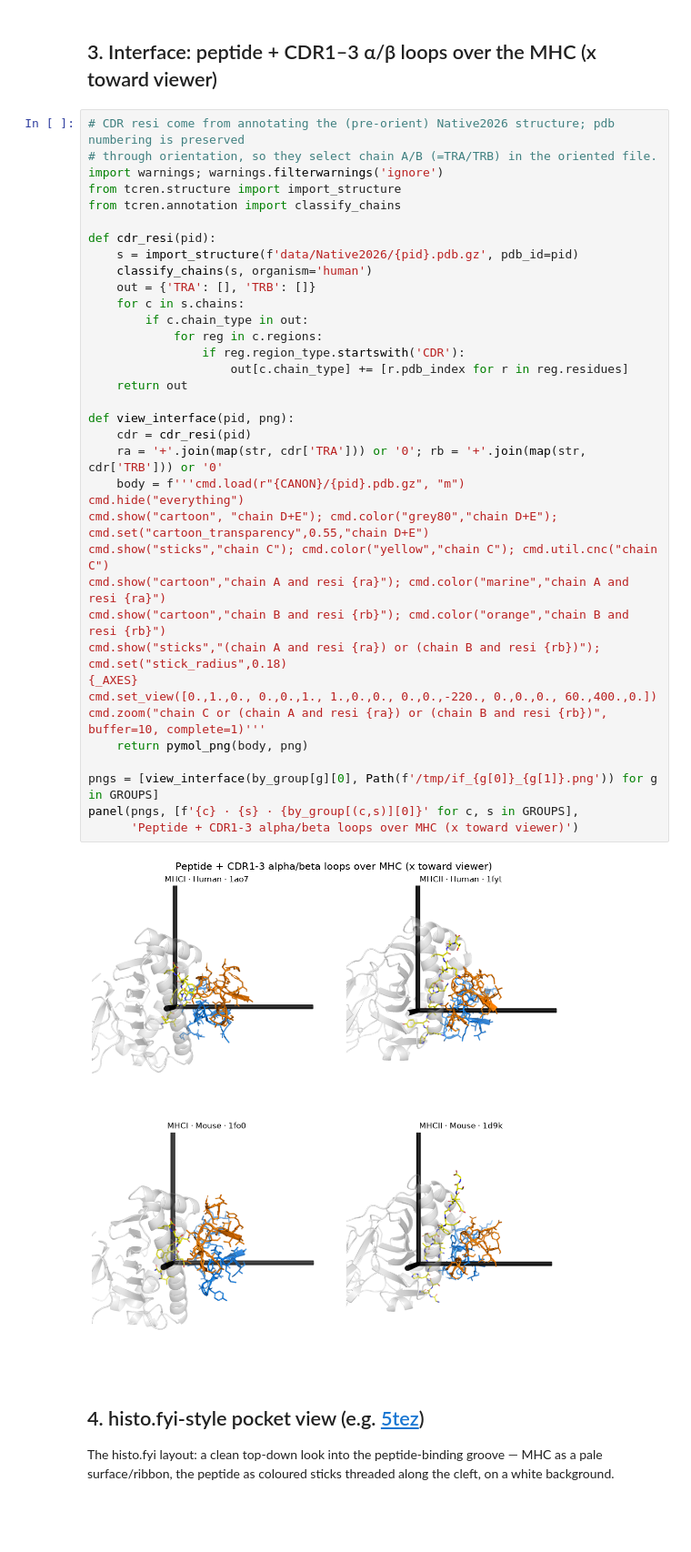
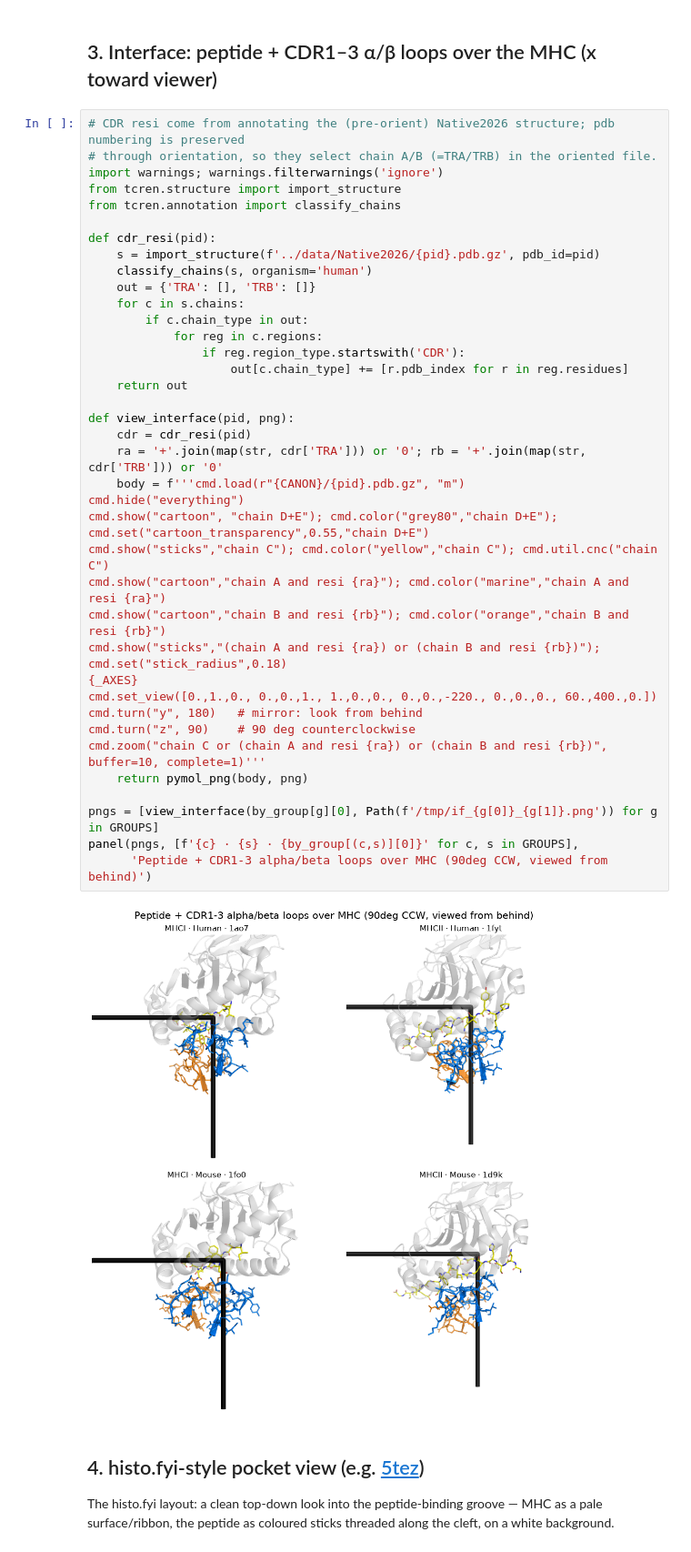
Before and after one commit to antigenomics/tcren, a Jupyter notebook: notebooks/pymol_canonical_figures.ipynb, the cells around one changed output. Shown at 91% size. Saved outputs shown, nothing was run; the diff lists cells and outputs as text; blank space fills up the shorter version.

Commit message:
fig(view C): rotate 90 deg CCW + view from behind (mirror) for the interface panels
cmd.turn('y',180) + cmd.turn('z',90) on the interface view so the MHC groove sits on top
with the CDR1-3 loops reaching up from below. Also point cdr_resi at ../data/Native2026.

```diff
--- a/notebooks/pymol_canonical_figures.ipynb
+++ b/notebooks/pymol_canonical_figures.ipynb
@@ -115,36 +115,38 @@ from tcren.structure import import_structure
 from tcren.annotation import classify_chains
 
 def cdr_resi(pid):
-    s = import_structure(f'data/Native2026/{pid}.pdb.gz', pdb_id=pid)
+    s = import_structure(f'../data/Native2026/{pid}.pdb.gz', pdb_id=pid)
     classify_chains(s, organism='human')
     out = {'TRA': [], 'TRB': []}
     for c in s.chains:
         if c.chain_type in out:
             for reg in c.regions:
                 if reg.region_type.startswith('CDR'):
                     out[c.chain_type] += [r.pdb_index for r in reg.residues]
     return out
 
 def view_interface(pid, png):
     cdr = cdr_resi(pid)
     ra = '+'.join(map(str, cdr['TRA'])) or '0'; rb = '+'.join(map(str, cdr['TRB'])) or '0'
     body = f'''cmd.load(r"{CANON}/{pid}.pdb.gz", "m")
 cmd.hide("everything")
 cmd.show("cartoon", "chain D+E"); cmd.color("grey80","chain D+E"); cmd.set("cartoon_transparency",0.55,"chain D+E")
 cmd.show("sticks","chain C"); cmd.color("yellow","chain C"); cmd.util.cnc("chain C")
 cmd.show("cartoon","chain A and resi {ra}"); cmd.color("marine","chain A and resi {ra}")
 cmd.show("cartoon","chain B and resi {rb}"); cmd.color("orange","chain B and resi {rb}")
 cmd.show("sticks","(chain A and resi {ra}) or (chain B and resi {rb})"); cmd.set("stick_radius",0.18)
 {_AXES}
 cmd.set_view([0.,1.,0., 0.,0.,1., 1.,0.,0., 0.,0.,-220., 0.,0.,0., 60.,400.,0.])
+cmd.turn("y", 180)   # mirror: look from behind
+cmd.turn("z", 90)    # 90 deg counterclockwise
 cmd.zoom("chain C or (chain A and resi {ra}) or (chain B and resi {rb})", buffer=10, complete=1)'''
     return pymol_png(body, png)
 
 pngs = [view_interface(by_group[g][0], Path(f'/tmp/if_{g[0]}_{g[1]}.png')) for g in GROUPS]
 panel(pngs, [f'{c} · {s} · {by_group[(c,s)][0]}' for c, s in GROUPS],
-      'Peptide + CDR1-3 alpha/beta loops over MHC (x toward viewer)')
+      'Peptide + CDR1-3 alpha/beta loops over MHC (90deg CCW, viewed from behind)')
 # %% [output]
-[figure, old version]
+[figure, new version]
 # %% [markdown]
 ## 4. histo.fyi-style pocket view (e.g. [5tez](https://www.histo.fyi/structures/view/5tez))
 
```
